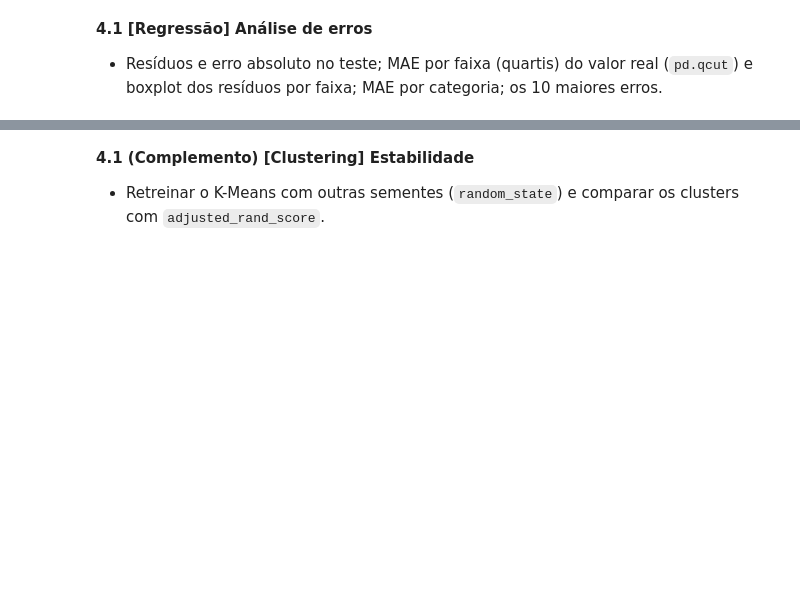
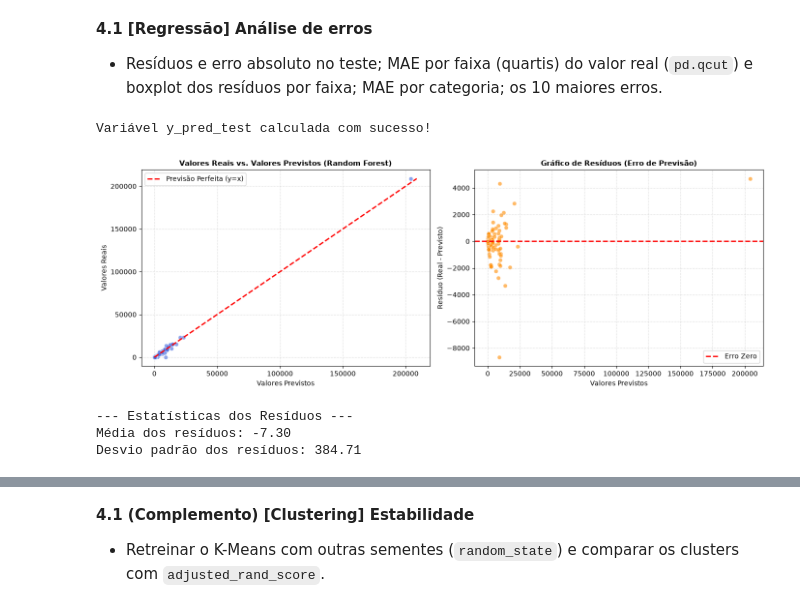
Before and after one commit to regina-machava/Projeto_CRISP, a Jupyter notebook: 05_evaluation.ipynb, the cells around one changed output, grey strips where cells are left out. Saved outputs shown, nothing was run; the diff lists cells and outputs as text; code cells hidden in the pictures; blank space fills up the shorter version.

```diff
--- a/05_evaluation.ipynb
+++ b/05_evaluation.ipynb
@@ -300,6 +300,76 @@ O limiar é um hiperparâmetro: escolhê-lo a olhar para o teste é *data leakag
 # %% [markdown]
 **4.1 [Regressão] Análise de erros**
 - Resíduos e erro absoluto no teste; MAE por faixa (quartis) do valor real (`pd.qcut`) e boxplot dos resíduos por faixa; MAE por categoria; os 10 maiores erros.
+# %%
+# Recriar as previsões de teste necessárias para a análise de resíduos
+import joblib
+import pandas as pd
+from sklearn.model_selection import train_test_split
+
+# 1. Carregar dados e modelo
+df = pd.read_csv('Data/input/dataset_colheitas_sangue.csv', sep=';', on_bad_lines='skip')
+modelo_final = joblib.load("Data/models/colheitas_sangue_modelo_final.joblib")
+
+# 2. Separar X e y com o target correto
+target = 'no_total_de_unidades_de_sangue_colhidas'
+df_model = df.dropna(subset=[target]).copy()
+
+X = df_model.drop(columns=[target])
+y = df_model[target]
+
+# 3. Dividir no mesmo random_state usado no projeto (42)
+X_train, X_test, y_train, y_test = train_test_split(X, y, test_size=0.2, random_state=42)
+
+# 4. Calcular as predições no teste
+y_pred_test = modelo_final.predict(X_test)
+
+print("Variável y_pred_test calculada com sucesso!")
+# %% [output]
+Variável y_pred_test calculada com sucesso!
+# %%
+
+import matplotlib.pyplot as plt
+import seaborn as sns
+import numpy as np
+
+# Calcular resíduos
+residuos = y_test - y_pred_test
+
+# Gráfico 1 e 2: Valores Reais vs. Previstos e Gráfico de Resíduos
+plt.figure(figsize=(14, 5))
+
+# Subplot 1: Valores Reais vs. Previstos
+plt.subplot(1, 2, 1)
+sns.scatterplot(x=y_pred_test, y=y_test, alpha=0.6, color='royalblue')
+plt.plot([y_test.min(), y_test.max()], [y_test.min(), y_test.max()], 'r--', lw=2, label='Previsão Perfeita (y=x)')
+plt.title('Valores Reais vs. Valores Previstos (Random Forest)', fontsize=11, fontweight='bold')
+plt.xlabel('Valores Previstos', fontsize=10)
+plt.ylabel('Valores Reais', fontsize=10)
+plt.legend()
+plt.grid(True, linestyle=':', alpha=0.7)
+
+# Subplot 2: Gráfico de Resíduos
+plt.subplot(1, 2, 2)
+sns.scatterplot(x=y_pred_test, y=residuos, alpha=0.6, color='darkorange')
+plt.axhline(0, color='r', linestyle='--', lw=2, label='Erro Zero')
+plt.title('Gráfico de Resíduos (Erro de Previsão)', fontsize=11, fontweight='bold')
+plt.xlabel('Valores Previstos', fontsize=10)
+plt.ylabel('Resíduo (Real - Previsto)', fontsize=10)
+plt.legend()
+plt.grid(True, linestyle=':', alpha=0.7)
+
+plt.tight_layout()
+plt.show()
+
+# Estatísticas descritivas dos resíduos
+print("--- Estatísticas dos Resíduos ---")
+print(f"Média dos resíduos: {residuos.mean():.2f}")
+print(f"Desvio padrão dos resíduos: {residuos.std():.2f}")
+# %% [output]
+[figure, added]
+--- Estatísticas dos Resíduos ---
+Média dos resíduos: -7.30
+Desvio padrão dos resíduos: 384.71
 # %% [markdown]
 ##### Análise e Interpretação
 
```
Also changed, not shown: parts of 1 cell of this notebook.
